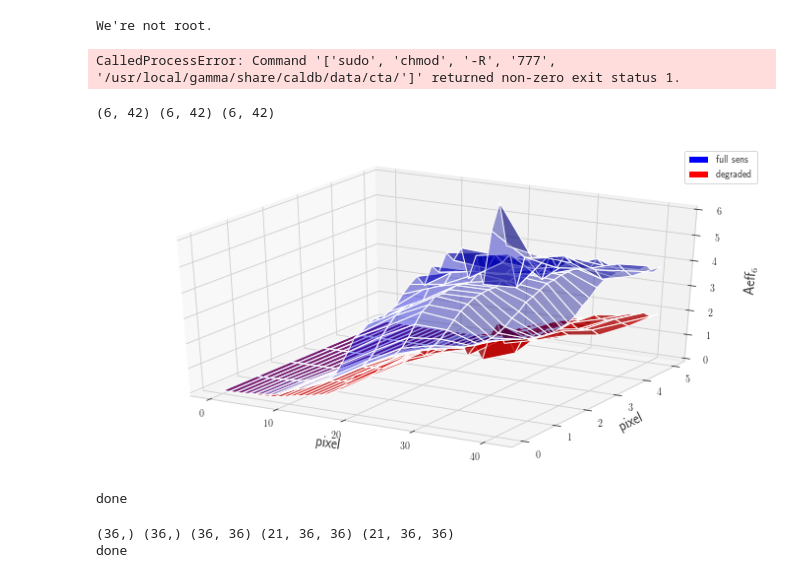
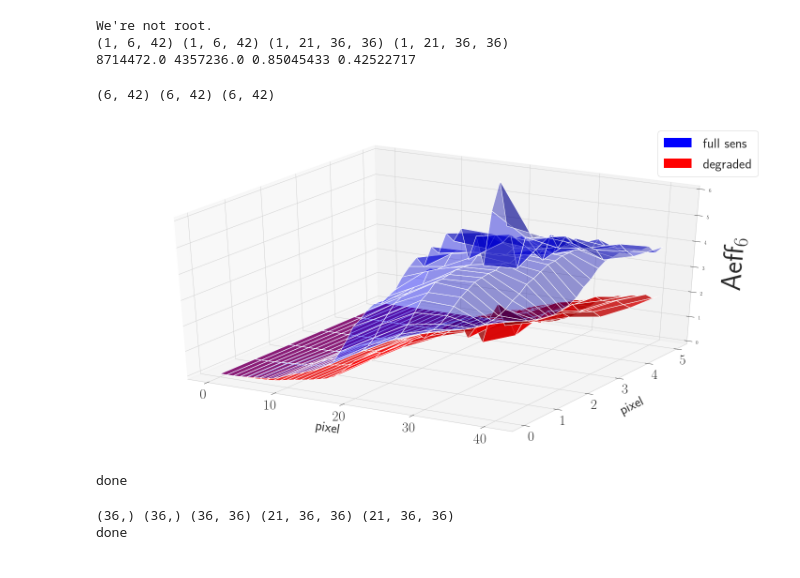
Before and after one commit to ambra-dipiano/thesis, a Jupyter notebook: notebooks/notebook_IRFdegradation_v01.ipynb, the cells around one changed output. Drawn from its saved outputs; the diff is of its cells as text; code cells hidden in the pictures.

```diff
--- a/notebooks/notebook_IRFdegradation_v01.ipynb
+++ b/notebooks/notebook_IRFdegradation_v01.ipynb
@@ -9,14 +9,11 @@ import numpy as np
 import matplotlib.pyplot as plt
 import pandas as pd
 import seaborn as sns
-
-from module_plot import degradedIRF_3d
-from module_analysis import degrade_IRF
-from pkg_blindsearch import *
-
 import os
 import sys
-import subprocess
+sys.path.append('/home/ambra/Desktop/cluster-morgana/')
+from module_plot import degradedIRF_3d
+#from pkg_blindsearch import *
 
 # check permissions ---!
 if os.geteuid() == 0:
@@ -25,9 +22,9 @@ else:
     print("We're not root.")
 
 # setup ---!
-pathout = '/usr/local/gamma/share/caldb/data/cta/degr3b/bcf/'
-pathin = '/usr/local/gamma/share/caldb/data/cta/prod3b/bcf/'
-folder = 'South_z20_average_100s/'
+pathout = '/usr/local/gamma/share/caldb/data/cta/degr3b-v2/bcf/'
+pathin = '/usr/local/gamma/share/caldb/data/cta/prod3b-v2/bcf/'
+folder = 'South_z40_0.5h/'
 irf = pathin + folder + 'irf_file.fits'
 degraded_irf = pathout + folder + 'irf_file.fits'
 
@@ -36,10 +33,10 @@ with fits.open(irf) as hdul :
     bkg = hdul['BACKGROUND'].data['BKG'][:]
 #    print(list(hdul[4].header.values()))
 
-tObj = analysis('/config.xml')
-tObj.irf = folder
-tObj.caldb = 'prod3b'
-tObj.degradeIRF()
+#tObj = analysis('/config.xml')
+#tObj.irf = folder
+#tObj.caldb = 'prod3b'
+#tObj.degradeIRF()
 
 with fits.open(degraded_irf) as hdul :
     aeff2 = hdul['EFFECTIVE AREA'].data['EFFAREA'][:]
@@ -49,7 +46,8 @@ print(aeff.shape, aeff2.shape, bkg.shape, bkg2.shape)
 print(aeff.max(), aeff2.max(), bkg.max(), bkg2.max())
 # %% [output]
 We're not root.
+(1, 6, 42) (1, 6, 42) (1, 21, 36, 36) (1, 21, 36, 36)
+8714472.0 4357236.0 0.85045433 0.42522717
-CalledProcessError: Command '['sudo', 'chmod', '-R', '777', '/usr/local/gamma/share/caldb/data/cta/']' returned non-zero exit status 1.
 # %%
 # ====================
 # !!! PLOT AEFF 3D !!!
@@ -57,39 +55,39 @@ CalledProcessError: Command '['sudo', 'chmod', '-R', '777', '/usr/local/gamma/sh
 
 from mpl_toolkits.mplot3d import Axes3D
 
-impath = './irf_degraded/South_z40_average_100s/'
+impath = '/home/ambra/Desktop/cluster-morgana/irf_degraded/South_z40_0.5h/'
 
 savefig = impath + 'IRF_degrading_Aeff.png'
 savefiga = impath + 'IRF_degrading_Aeff_nominal.png'
 savefigb = impath + 'IRF_degrading_Aeff_degraded.png'
-fontsize=14
+fontsize=30
 plt.rc('text', usetex=True)
 sns.set_style("whitegrid", {'axes.grid' : False})
 
 x = np.array(range(len(aeff[:][0])))
 y = np.array(range(len(aeff[0][0][:])))
 xx, yy = np.meshgrid(y, x)
 
 aeff_flat = aeff[0]
 aeff2_flat = aeff2[0]
 print(xx.shape, yy.shape, aeff_flat.shape)
 
 degradedIRF_3d(xx, yy, [aeff_flat/1e6, aeff2_flat/1e6], xlabel='pixel', ylabel='pixel',
                zlabel='Aeff$_6$', title=None, fontsize=fontsize, zlim=(0,6), alpha=[0.4, 0.8],
-               c=['b', 'r'], label=['full sens', 'degraded'], savefig=savefig)
+               figsize=(20,10), c=['b', 'r'], label=['full sens', 'degraded'], savefig=savefig)
 
 degradedIRF_3d(xx, yy, [aeff_flat/1e6], xlabel='pixel', ylabel='pixel',
                zlabel='Aeff$_6$', title=None, fontsize=fontsize, zlim=(0,6), alpha=[0.8],
                c=['b'], label=['full sens'], savefig=savefiga, show=False)
 
 degradedIRF_3d(xx, yy, [aeff2_flat/1e6], xlabel='pixel', ylabel='pixel',
                zlabel='Aeff$_6$', title=None, fontsize=fontsize, zlim=(0,6), alpha=[0.8],
                c=['r'], label=['degraded'], savefig=savefigb, show=False)
 
 print('done')
 # %% [output]
 (6, 42) (6, 42) (6, 42)
-[figure, old version]
+[figure, new version]
 done
 # %%
 # ===================
```
Also changed, not shown: parts of 1 cell of this notebook, 1 other file.
